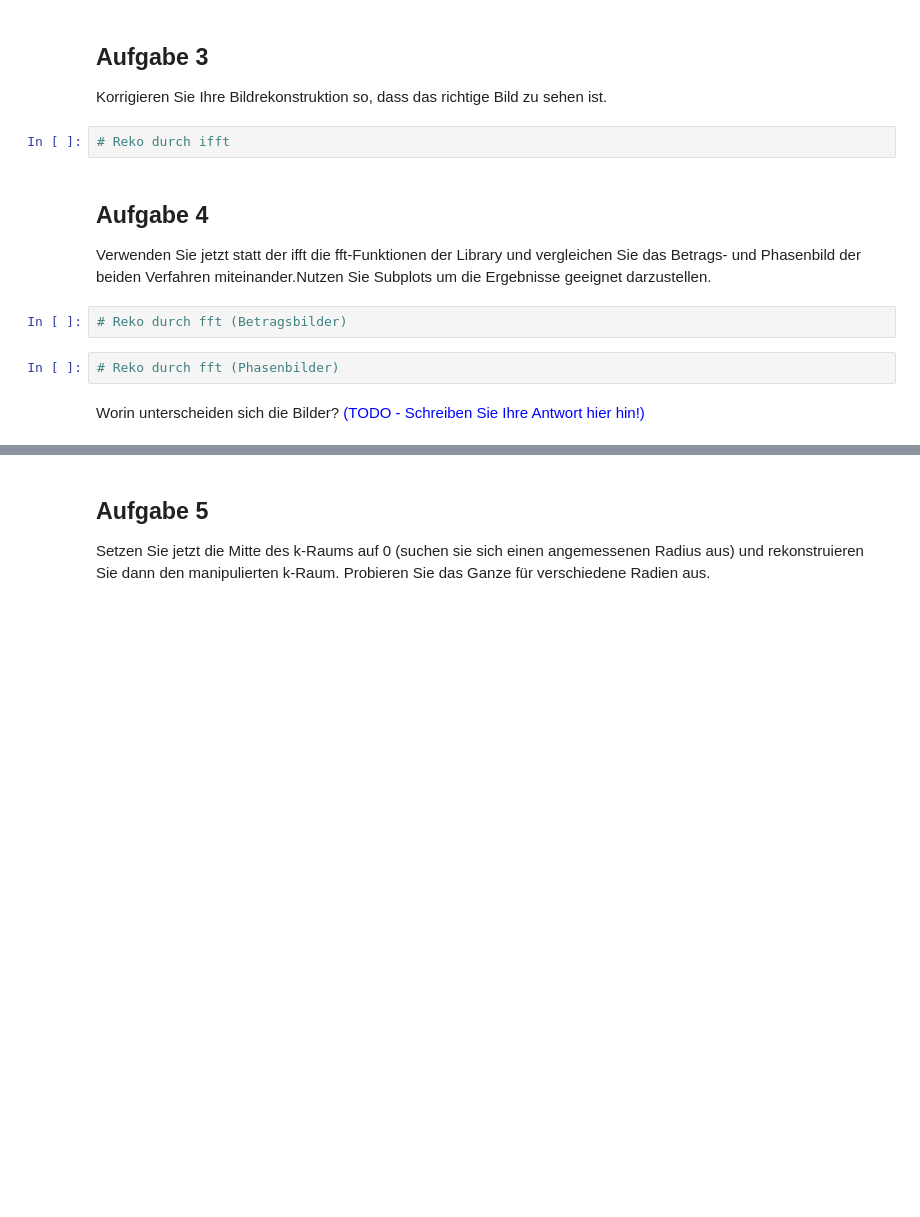
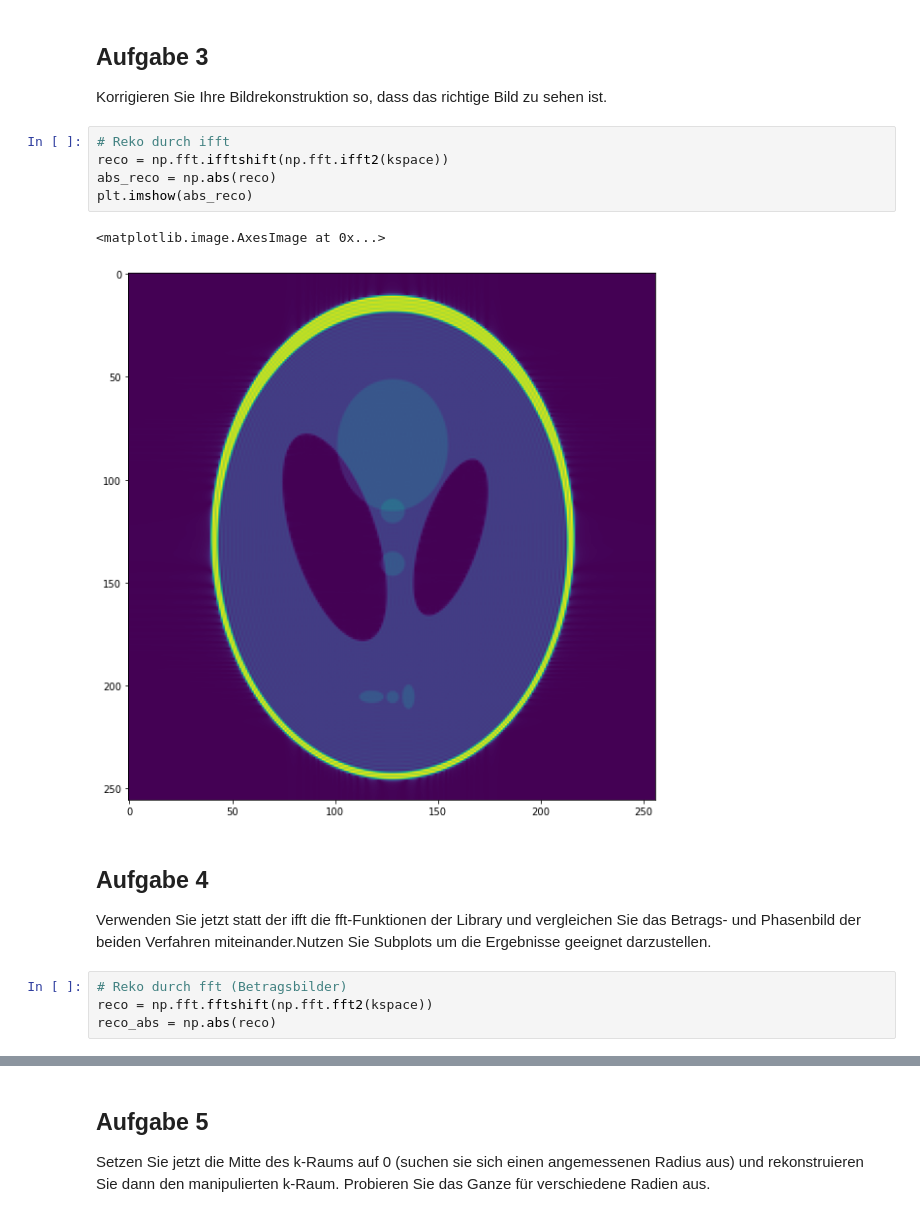
Before and after one commit to DaveMichaelson/Magnetresonanzbildgebung, a Jupyter notebook: aufgabe2/02.ipynb, the cells around one changed output, grey strips where cells are left out. Cells and saved outputs as stored; diff of their text form; blank space fills up the shorter version.

```diff
--- a/aufgabe2/02.ipynb
+++ b/aufgabe2/02.ipynb
@@ -58,15 +60,18 @@ Beschreiben Sie, was man auf dem Bild sieht und stellen sie Vermutungen auf, war
 ## Aufgabe 3
 
 Korrigieren Sie Ihre Bildrekonstruktion so, dass das richtige Bild zu sehen ist.
-# %%
-# Reko durch ifft
+# %%
+# Reko durch ifft
+reco = np.fft.ifftshift(np.fft.ifft2(kspace))
+abs_reco = np.abs(reco)
+plt.imshow(abs_reco)
+# %% [output]
+<matplotlib.image.AxesImage at 0x...>
+[figure, added]
 # %% [markdown]
 ##  Aufgabe 4
 Verwenden Sie jetzt statt der ifft die fft-Funktionen der Library und vergleichen Sie das Betrags- und Phasenbild der beiden Verfahren miteinander.Nutzen Sie Subplots um die Ergebnisse geeignet darzustellen.
 # %%
 # Reko durch fft (Betragsbilder)
+reco = np.fft.fftshift(np.fft.fft2(kspace))
+reco_abs = np.abs(reco)
-# %%
-# Reko durch fft (Phasenbilder)
-# %% [markdown]
-Worin unterscheiden sich die Bilder?
-<span style="color:blue">(TODO - Schreiben Sie Ihre Antwort hier hin!) </span>
```
Also changed, not shown: parts of 9 cells of this notebook.
